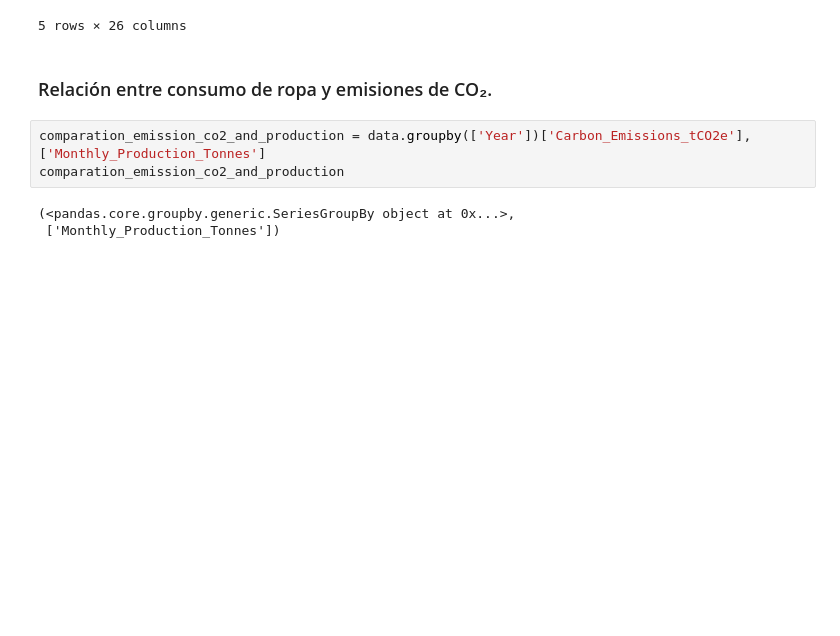
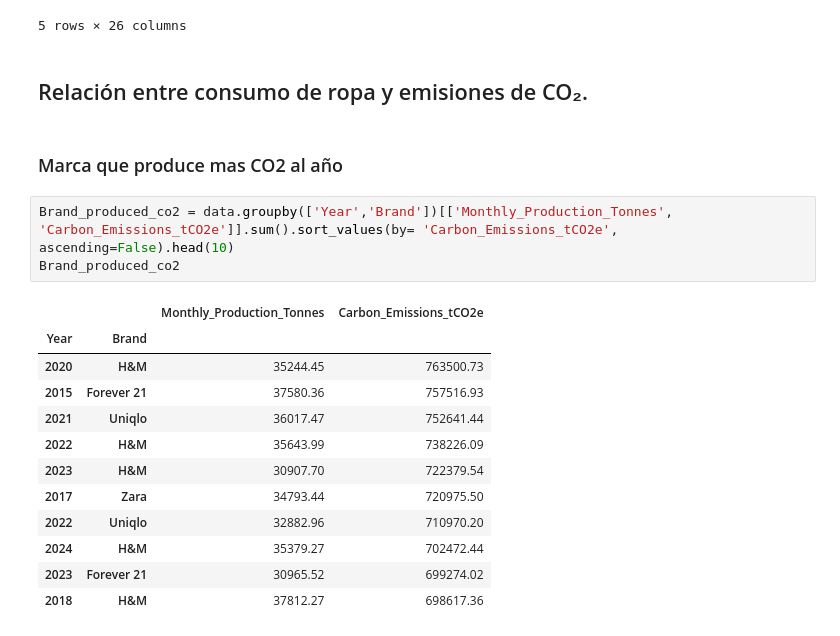
Before and after one commit to AlejandroSegura24/fast-fashion-analysis, a Jupyter notebook: notebooks/exploracion_fast_fashion.ipynb, the cells around one changed output. Saved outputs shown, nothing was run; the diff lists cells and outputs as text; blank space fills up the shorter version.

```diff
--- a/notebooks/exploracion_fast_fashion.ipynb
+++ b/notebooks/exploracion_fast_fashion.ipynb
@@ -175,10 +175,22 @@ data.head()
 | 4 | Zara | Indonesia | 2016 | 1005.84 | 15.40 | 20 | ... |
 5 rows × 26 columns
 # %% [markdown]
-### Relación entre consumo de ropa y emisiones de CO₂.
+## Relación entre consumo de ropa y emisiones de CO₂.
+# %% [markdown]
+### Marca que produce mas CO2 al año
 # %%
-comparation_emission_co2_and_production = data.groupby(['Year'])['Carbon_Emissions_tCO2e'], ['Monthly_Production_Tonnes']
-comparation_emission_co2_and_production
+Brand_produced_co2 = data.groupby(['Year','Brand'])[['Monthly_Production_Tonnes', 'Carbon_Emissions_tCO2e']].sum().sort_values(by= 'Carbon_Emissions_tCO2e', ascending=False).head(10)
+Brand_produced_co2
 # %% [output]
-(<pandas.core.groupby.generic.SeriesGroupBy object at 0x...>,
- ['Monthly_Production_Tonnes'])
+|  |  | Monthly_Production_Tonnes | Carbon_Emissions_tCO2e |
+| Year | Brand |  |  |
+| 2020 | H&M | 35244.45 | 763500.73 |
+| 2015 | Forever 21 | 37580.36 | 757516.93 |
+| 2021 | Uniqlo | 36017.47 | 752641.44 |
+| 2022 | H&M | 35643.99 | 738226.09 |
+| 2023 | H&M | 30907.70 | 722379.54 |
+| 2017 | Zara | 34793.44 | 720975.50 |
+| 2022 | Uniqlo | 32882.96 | 710970.20 |
+| 2024 | H&M | 35379.27 | 702472.44 |
+| 2023 | Forever 21 | 30965.52 | 699274.02 |
+| 2018 | H&M | 37812.27 | 698617.36 |
```
Also changed, not shown: parts of 6 cells of this notebook, 1 other file.
